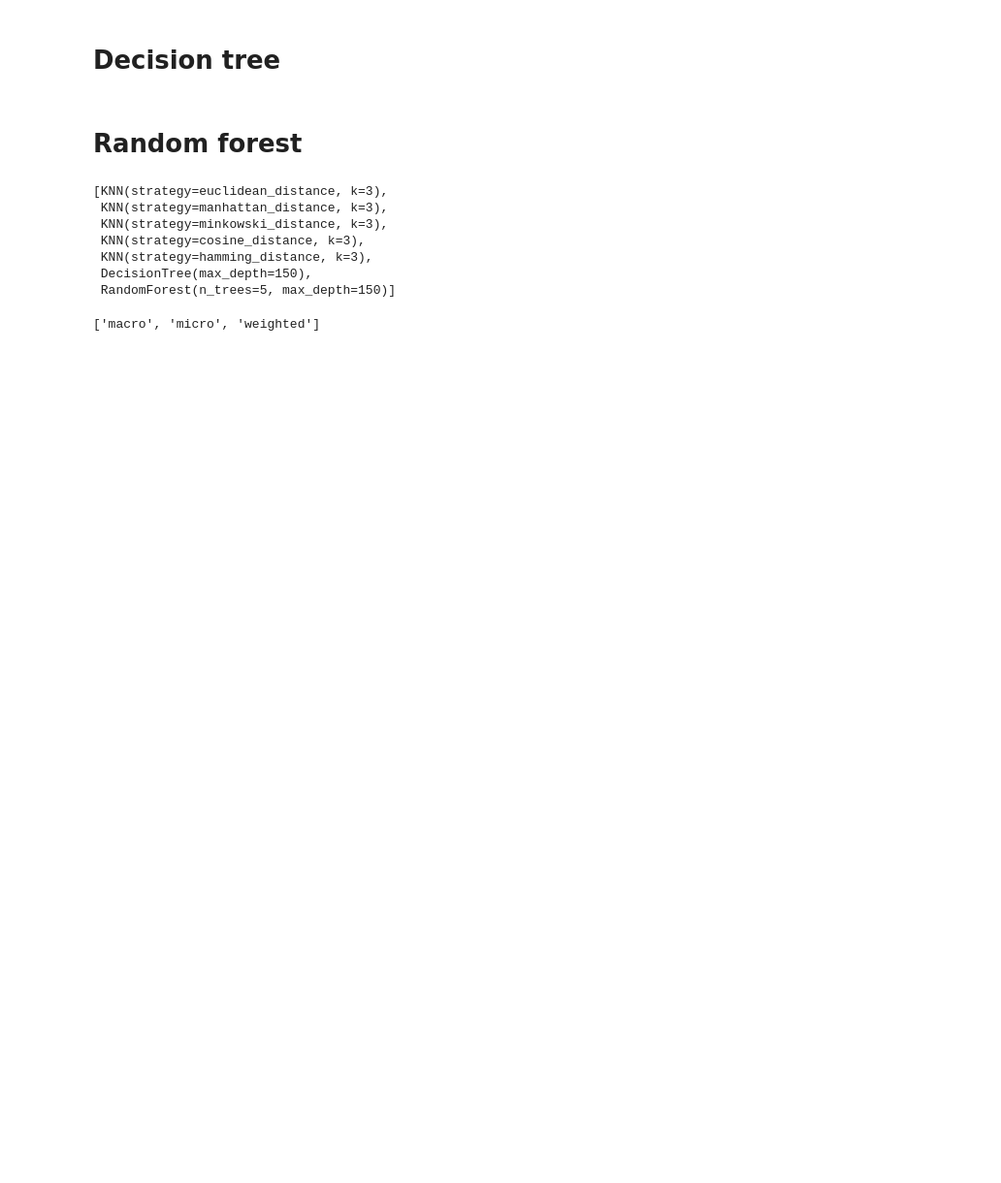
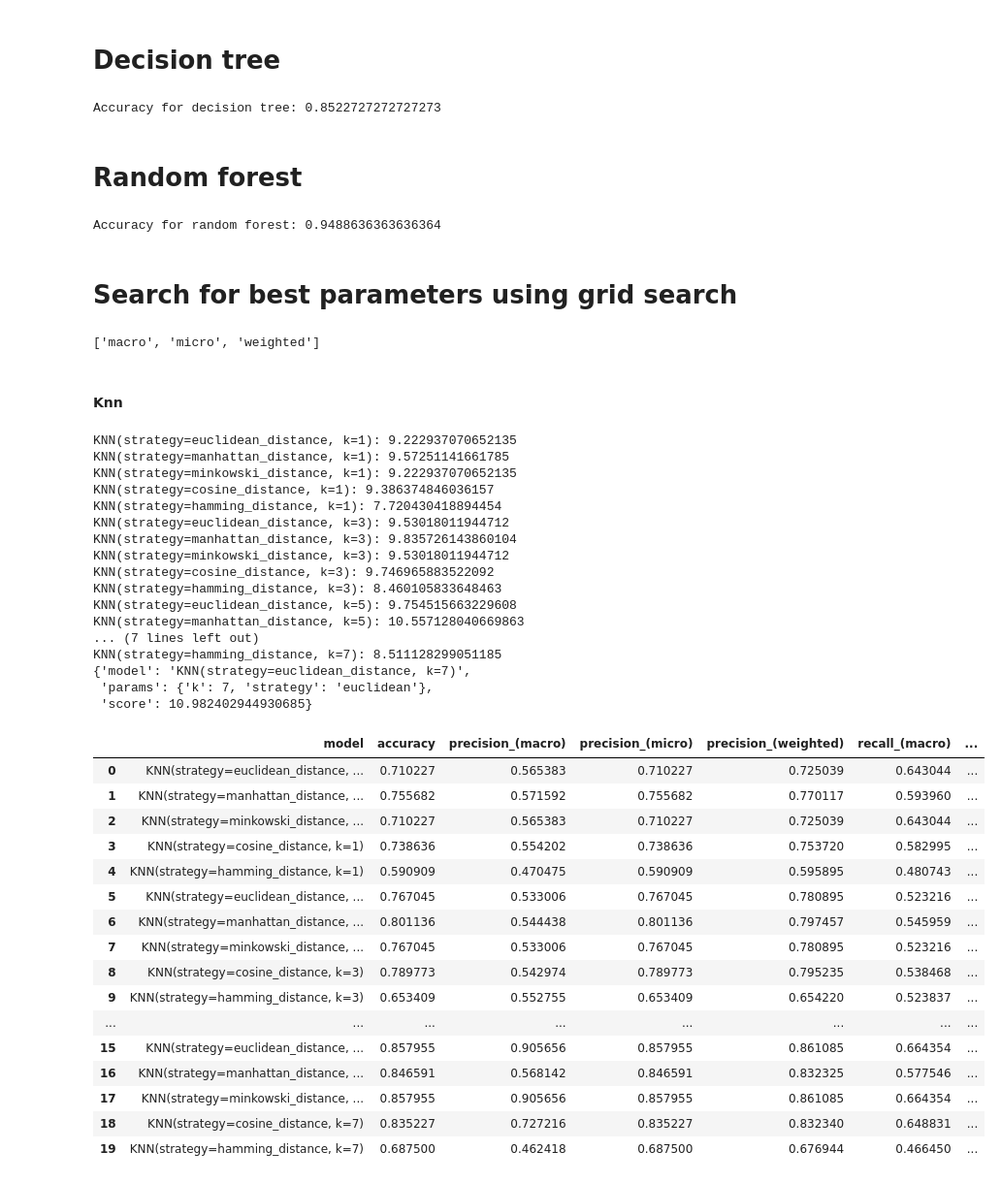
Before and after one commit to Mounir-charef/data_mining, a Jupyter notebook: notebooks/supervised_learning.ipynb, the cells around one changed output. Shown: that part at 97% size. Cells and saved outputs as stored; diff of their text form; code cells hidden in the pictures; blank space fills up the shorter version.

```diff
--- a/notebooks/supervised_learning.ipynb
+++ b/notebooks/supervised_learning.ipynb
@@ -87,30 +96,67 @@ Accuracy for hamming strategy: 0.5681818181818182
 # %% [markdown]
 # Decision tree
 # %%
-# tree = DecisionTree()
-# tree.fit(X_train, Y_train)
-# print(f'Accuracy for decision tree: {tree.score(X_test, Y_test)}')
+tree = DecisionTree()
+tree.fit(X_train, Y_train)
+print(f'Accuracy for decision tree: {tree.score(X_test, Y_test, metric="accuracy")}')
+# %% [output]
+Accuracy for decision tree: 0.8522727272727273
 # %% [markdown]
 # Random forest
 # %%
-# random_forest = RandomForest(n_trees=2)
-# random_forest.fit(X, Y)
-# print(f'Accuracy for random forest: {random_forest.score(X_test, Y_test)}')
+random_forest = RandomForest(n_trees=2)
+random_forest.fit(X, Y)
+print(f'Accuracy for random forest: {random_forest.score(X_test, Y_test, metric="accuracy")}')
+# %% [output]
+Accuracy for random forest: 0.9488636363636364
-# %%
-models = [KNN(k=3, strategy=strategy) for strategy in strategies]
-models.extend([DecisionTree(), RandomForest(n_trees=5)])
-models
-# %% [output]
-[KNN(strategy=euclidean_distance, k=3),
- KNN(strategy=manhattan_distance, k=3),
- KNN(strategy=minkowski_distance, k=3),
- KNN(strategy=cosine_distance, k=3),
- KNN(strategy=hamming_distance, k=3),
- DecisionTree(max_depth=150),
- RandomForest(n_trees=5, max_depth=150)]
+# %% [markdown]
+# Search for best parameters using grid search
 # %%
 averages = list(get_args(Average))
 averages.remove('binary')
 averages
 # %% [output]
 ['macro', 'micro', 'weighted']
+# %% [markdown]
+<h4>Knn</h4>
+# %%
+parameters = {'k': [1, 3, 5, 7], 'strategy': strategies.keys()}
+results, best_results = grid_search(KNN, X_train, Y_train, X_test, Y_test, parameters, metrics=get_args(Metric), averages=averages)
+
+pprint(best_results)
+results
+# %% [output]
+KNN(strategy=euclidean_distance, k=1): 9.222937070652135
+KNN(strategy=manhattan_distance, k=1): 9.57251141661785
+KNN(strategy=minkowski_distance, k=1): 9.222937070652135
+KNN(strategy=cosine_distance, k=1): 9.386374846036157
+KNN(strategy=hamming_distance, k=1): 7.720430418894454
+KNN(strategy=euclidean_distance, k=3): 9.53018011944712
+KNN(strategy=manhattan_distance, k=3): 9.835726143860104
+KNN(strategy=minkowski_distance, k=3): 9.53018011944712
+KNN(strategy=cosine_distance, k=3): 9.746965883522092
+KNN(strategy=hamming_distance, k=3): 8.460105833648463
+KNN(strategy=euclidean_distance, k=5): 9.754515663229608
+KNN(strategy=manhattan_distance, k=5): 10.557128040669863
+... (7 lines left out)
+KNN(strategy=hamming_distance, k=7): 8.511128299051185
+{'model': 'KNN(strategy=euclidean_distance, k=7)',
+ 'params': {'k': 7, 'strategy': 'euclidean'},
+ 'score': 10.982402944930685}
+|  | model | accuracy | precision_(macro) | precision_(micro) | precision_(weighted) | recall_(macro) | ... |
+| 0 | KNN(strategy=euclidean_distance, ... | 0.710227 | 0.565383 | 0.710227 | 0.725039 | 0.643044 | ... |
+| 1 | KNN(strategy=manhattan_distance, ... | 0.755682 | 0.571592 | 0.755682 | 0.770117 | 0.593960 | ... |
+| 2 | KNN(strategy=minkowski_distance, ... | 0.710227 | 0.565383 | 0.710227 | 0.725039 | 0.643044 | ... |
+| 3 | KNN(strategy=cosine_distance, k=1) | 0.738636 | 0.554202 | 0.738636 | 0.753720 | 0.582995 | ... |
+| 4 | KNN(strategy=hamming_distance, k=1) | 0.590909 | 0.470475 | 0.590909 | 0.595895 | 0.480743 | ... |
+| 5 | KNN(strategy=euclidean_distance, ... | 0.767045 | 0.533006 | 0.767045 | 0.780895 | 0.523216 | ... |
+| 6 | KNN(strategy=manhattan_distance, ... | 0.801136 | 0.544438 | 0.801136 | 0.797457 | 0.545959 | ... |
+| 7 | KNN(strategy=minkowski_distance, ... | 0.767045 | 0.533006 | 0.767045 | 0.780895 | 0.523216 | ... |
+| 8 | KNN(strategy=cosine_distance, k=3) | 0.789773 | 0.542974 | 0.789773 | 0.795235 | 0.538468 | ... |
+| 9 | KNN(strategy=hamming_distance, k=3) | 0.653409 | 0.552755 | 0.653409 | 0.654220 | 0.523837 | ... |
+| ... | ... | ... | ... | ... | ... | ... | ... |
+| 15 | KNN(strategy=euclidean_distance, ... | 0.857955 | 0.905656 | 0.857955 | 0.861085 | 0.664354 | ... |
+| 16 | KNN(strategy=manhattan_distance, ... | 0.846591 | 0.568142 | 0.846591 | 0.832325 | 0.577546 | ... |
+| 17 | KNN(strategy=minkowski_distance, ... | 0.857955 | 0.905656 | 0.857955 | 0.861085 | 0.664354 | ... |
+| 18 | KNN(strategy=cosine_distance, k=7) | 0.835227 | 0.727216 | 0.835227 | 0.832340 | 0.648831 | ... |
+| 19 | KNN(strategy=hamming_distance, k=7) | 0.687500 | 0.462418 | 0.687500 | 0.676944 | 0.466450 | ... |
```
Also changed, not shown: parts of 14 cells of this notebook, 5 other files.
